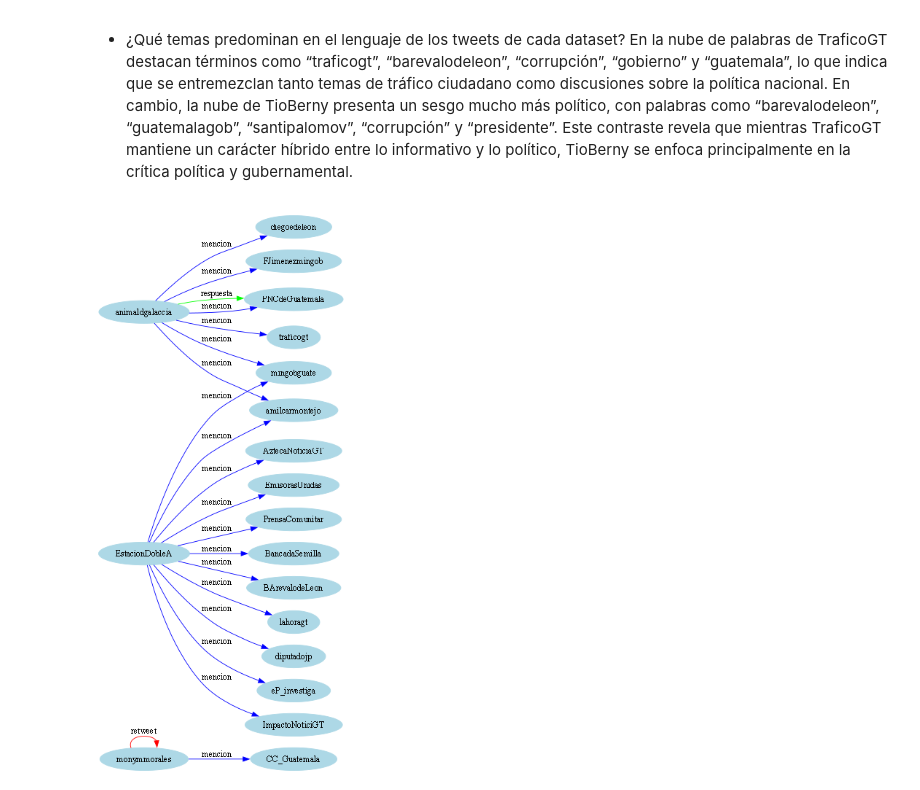
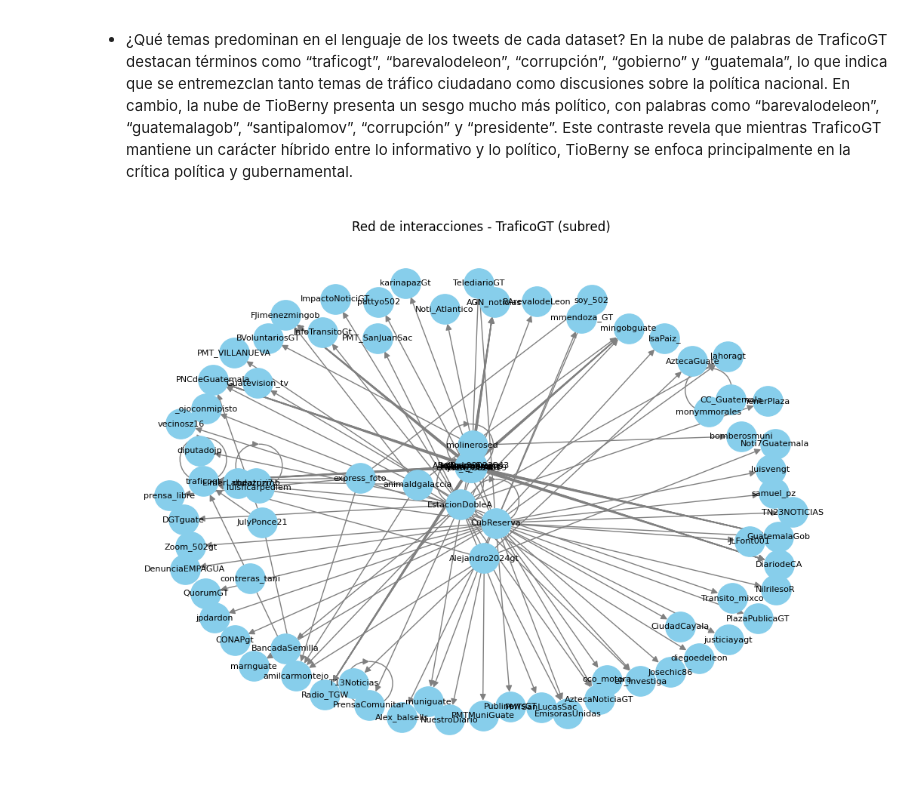
Before and after one commit to JPS4321/Lab6_Data, a Jupyter notebook: lab6.ipynb, the cells around one changed output. Cells and saved outputs as stored; diff of their text form; code cells hidden in the pictures.

Commit message:
feat: "Updated networks"

```diff
--- a/lab6.ipynb
+++ b/lab6.ipynb
@@ -262,68 +246,34 @@ En la nube de palabras de TraficoGT destacan términos como “traficogt”, “
 # %%
-import pandas as pd
-from graphviz import Digraph
-from IPython.display import Image
+import networkx as nx
+import matplotlib.pyplot as plt
 
-# --- Construir red de interacciones ---
-def construir_red(df):
-    edges = []
-    for _, row in df.iterrows():
-        origen = row["user"]
+# --- TraficoGT ---
+G_trafico = nx.from_pandas_edgelist(
+    red_trafico.head(200),  # usamos una subred de 200 edges para hacerlo manejable
+    source="source", target="target",
+    create_using=nx.DiGraph()
+)
 
-        # Menciones
-        for m in row["mentions"]:
-            edges.append({"source": origen, "target": m, "tipo": "mencion"})
+# Visualización
+plt.figure(figsize=(10, 7))
+pos = nx.spring_layout(G_trafico, seed=42)
+nx.draw(G_trafico, pos, with_labels=True, node_size=800, node_color="skyblue",
+        font_size=8, arrowsize=12, edge_color="gray")
+plt.title("Red de interacciones - TraficoGT (subred)")
+plt.show()
 
-        # Respuestas
-        if row["in_reply_to"]:
-            edges.append({"source": origen, "target": row["in_reply_to"], "tipo": "respuesta"})
+# Métricas
+print(" Métricas de la red TraficoGT")
+print("Número de nodos:", G_trafico.number_of_nodes())
+print("Número de aristas:", G_trafico.number_of_edges())
+print("Densidad:", nx.density(G_trafico))
 
-        # Retweets
-        if row["retweets"] > 0:
-            edges.append({"source": origen, "target": row["user"], "tipo": "retweet"})
+# Diámetro en el componente más grande
+componentes = list(nx.connected_components(G_trafico.to_undirected()))
+largest = G_trafico.subgraph(componentes[0])
+print("Diámetro (componente principal):", nx.diameter(largest.to_undirected()))
 
-    return pd.DataFrame(edges)
-
-# --- Graficar con Graphviz ---
-def graficar_red(df_red, titulo="subred"):
-    dot = Digraph(comment=titulo)
-    dot.attr(rankdir="LR", size="8")
-
-    # Nodos
-    usuarios = set(df_red["source"]).union(set(df_red["target"]))
-    for u in usuarios:
-        dot.node(u, u, shape="ellipse", color="lightblue", style="filled")
-
-    # Aristas
-    for _, row in df_red.iterrows():
-        color = "black"
-        if row["tipo"] == "mencion":
-            color = "blue"
-        elif row["tipo"] == "respuesta":
-            color = "green"
-        elif row["tipo"] == "retweet":
-            color = "red"
-
-        dot.edge(row["source"], row["target"], label=row["tipo"], color=color)
-
-    return dot
-
-# ================================
-# EJEMPLO DE USO PARA AMBOS DF
-# ================================
-
-# Construir redes
-red_trafico = construir_red(df_trafico)
-red_tioberny = construir_red(df_tioberny)
-
-# --- Subred con los primeros 20 registros ---
-sub_red_trafico = red_trafico.head(20)
-sub_red_tioberny = red_tioberny.head(20)
-
-# --- Graficar y mostrar inline ---
-dot_trafico = graficar_red(sub_red_trafico, "Subred TraficoGT")
-dot_tioberny = graficar_red(sub_red_tioberny, "Subred TioBerny")
-
-Image(dot_trafico.pipe(format="png"))
+# Coeficiente de agrupamiento
+print("Coef. de agrupamiento:", nx.average_clustering(G_trafico.to_undirected()))
 # %% [output]
-[figure, old version]
+[figure, new version]
```
Also changed, not shown: parts of 4 cells of this notebook.
